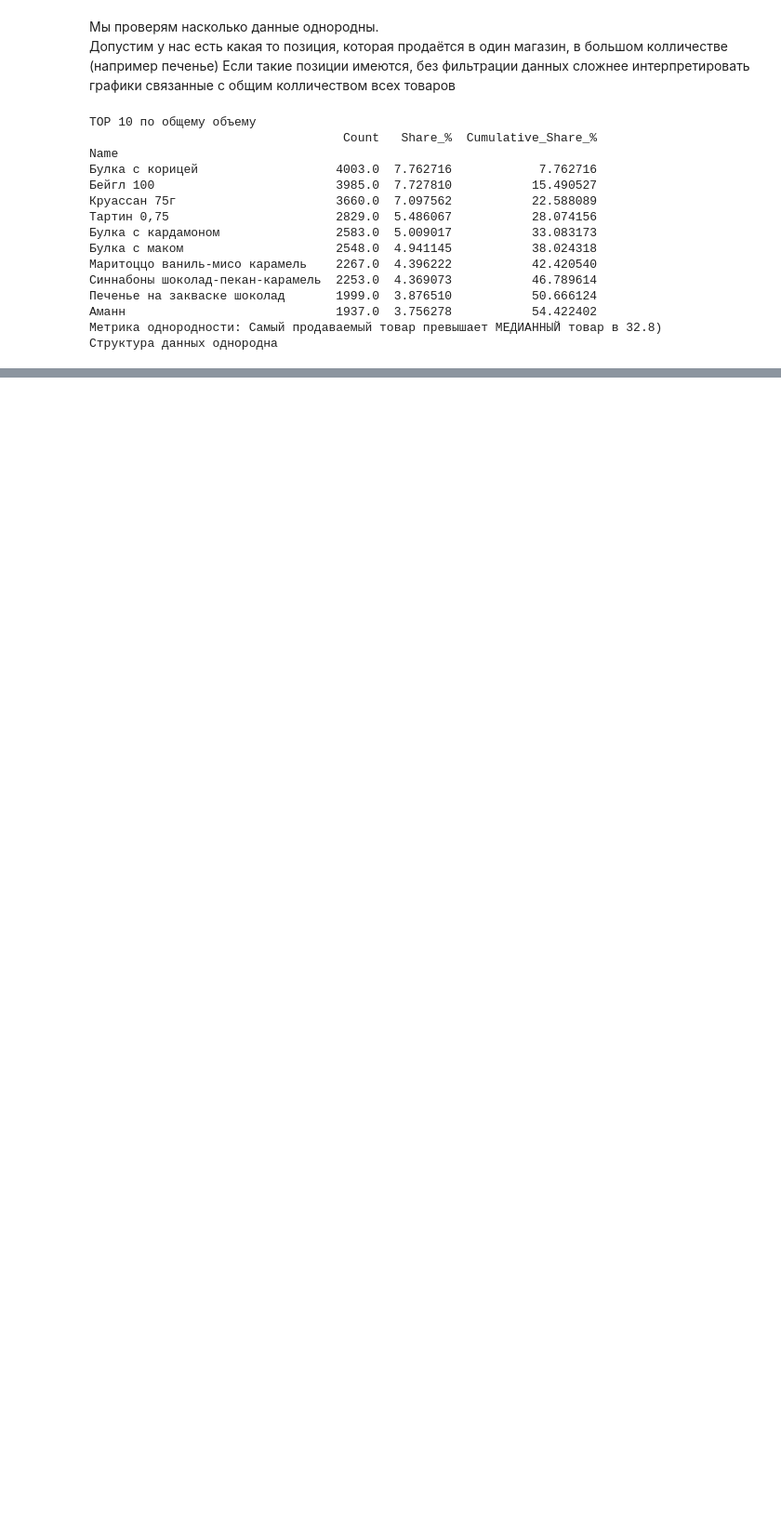
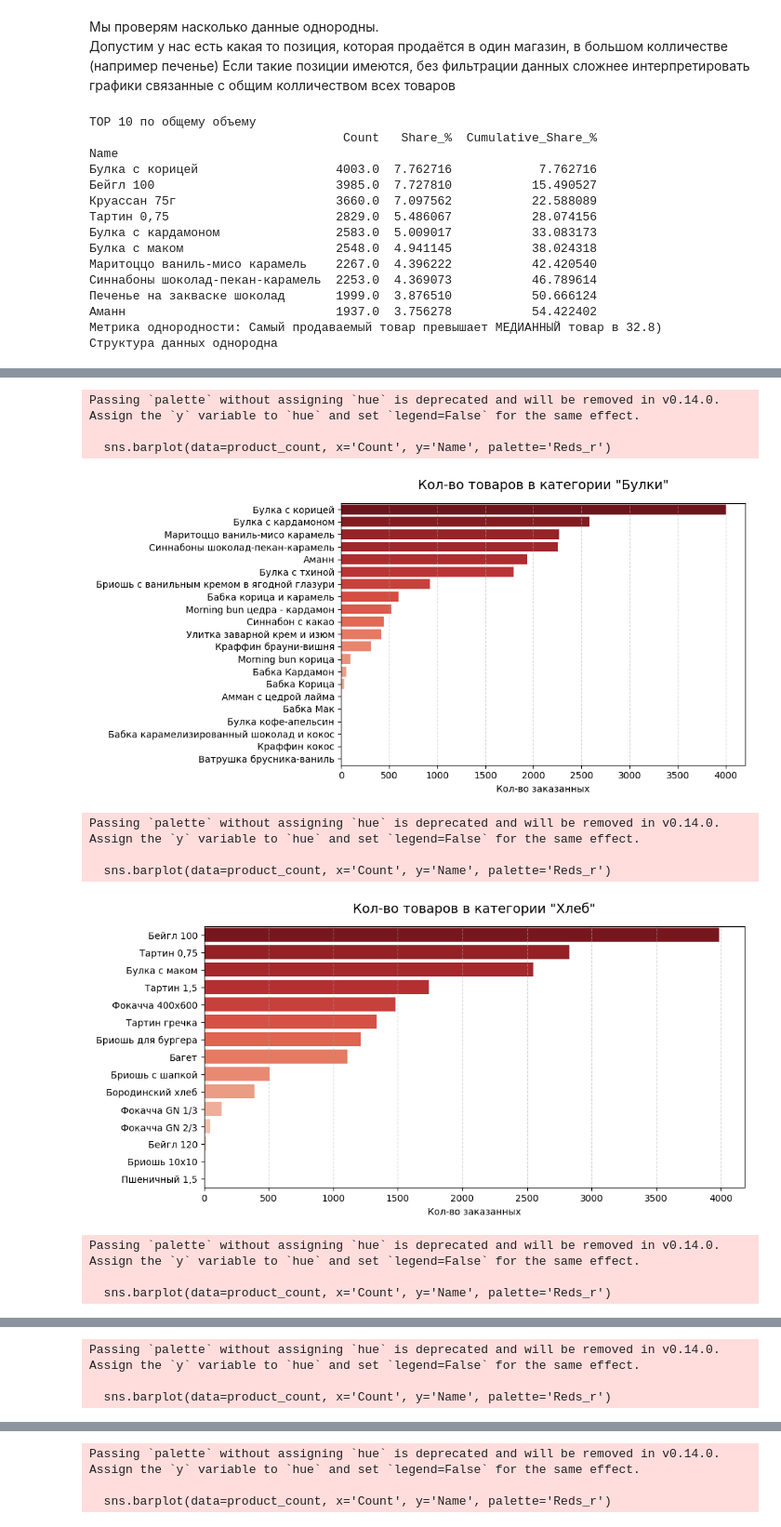
Before and after one commit to klopp2001/dna_analysis_summer, a Jupyter notebook: analysis_2025.ipynb, the cells around one changed output, grey strips where cells are left out. Shown at 93% size. Drawn from its saved outputs; the diff is of its cells as text; code cells hidden in the pictures; blank space fills up the shorter version.

```diff
--- a/analysis_2025.ipynb
+++ b/analysis_2025.ipynb
@@ -373,0 +502,29 @@ df_2025[df_2025['Name'] == '']
+# %%
+def plot_counts_in_category(target_category:str):
+    category_df = df_2025[df_2025['Category'] == target_category]
+    product_count = category_df.groupby('Name')['Count'].sum().reset_index().sort_values(by='Count', ascending=False)
+
+    plt.figure(figsize=(10, 5))
+    sns.barplot(data=product_count, x='Count', y='Name', palette='Reds_r')
+
+    plt.title(f'Кол-во товаров в категории "{target_category}"', fontsize=14, pad=15)
+    plt.xlabel('Кол-во заказанных')
+    plt.ylabel(None)
+    plt.grid(axis='x', linestyle='--', alpha=0.5)
+    plt.tight_layout()
+    plt.show()
+# %%
+for category in df_2025['Category'].unique():
+    plot_counts_in_category(category)
+# %% [output]
+Passing `palette` without assigning `hue` is deprecated and will be removed in v0.14.0. Assign the `y` variable to `hue` and set `legend=False` for the same effect.
+
+  sns.barplot(data=product_count, x='Count', y='Name', palette='Reds_r')
+[figure, added]
+Passing `palette` without assigning `hue` is deprecated and will be removed in v0.14.0. Assign the `y` variable to `hue` and set `legend=False` for the same effect.
+
+  sns.barplot(data=product_count, x='Count', y='Name', palette='Reds_r')
+[figure, added]
+Passing `palette` without assigning `hue` is deprecated and will be removed in v0.14.0. Assign the `y` variable to `hue` and set `legend=False` for the same effect.
+
+  sns.barplot(data=product_count, x='Count', y='Name', palette='Reds_r')
@@ -373,0 +532,3 @@ df_2025[df_2025['Name'] == '']
+Passing `palette` without assigning `hue` is deprecated and will be removed in v0.14.0. Assign the `y` variable to `hue` and set `legend=False` for the same effect.
+
+  sns.barplot(data=product_count, x='Count', y='Name', palette='Reds_r')
@@ -373,0 +536,3 @@ df_2025[df_2025['Name'] == '']
+Passing `palette` without assigning `hue` is deprecated and will be removed in v0.14.0. Assign the `y` variable to `hue` and set `legend=False` for the same effect.
+
+  sns.barplot(data=product_count, x='Count', y='Name', palette='Reds_r')
```
Also changed, not shown: parts of 19 cells of this notebook, 2 other files.
